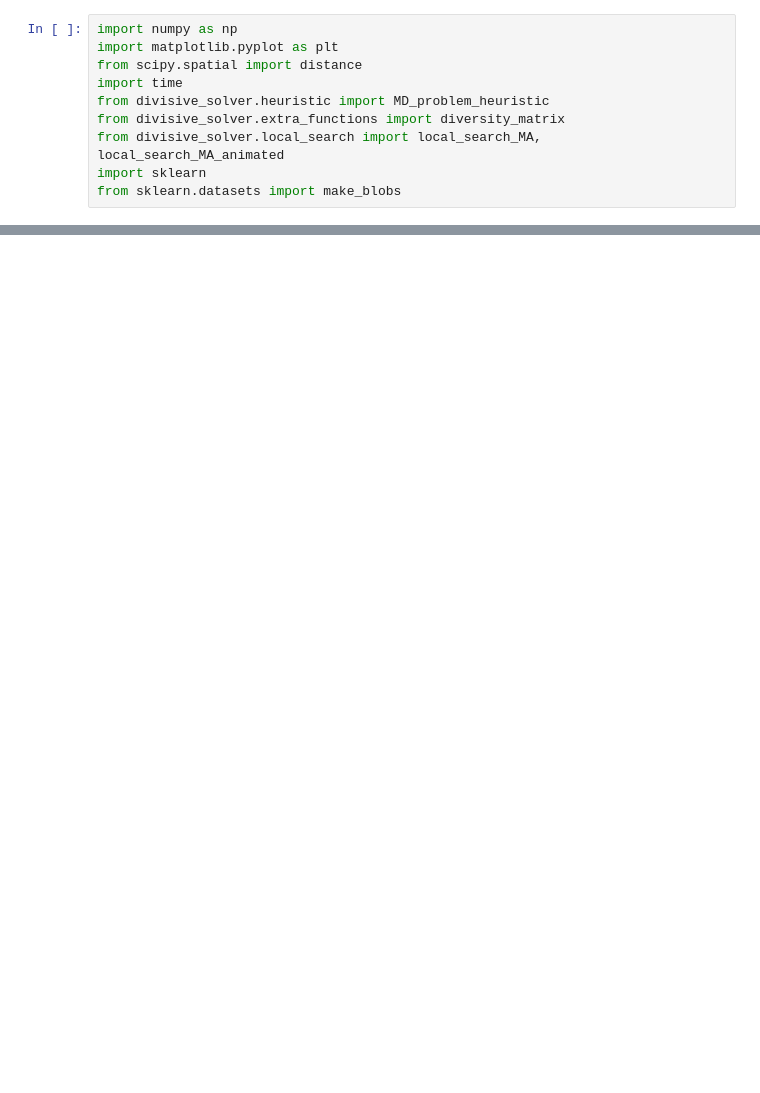
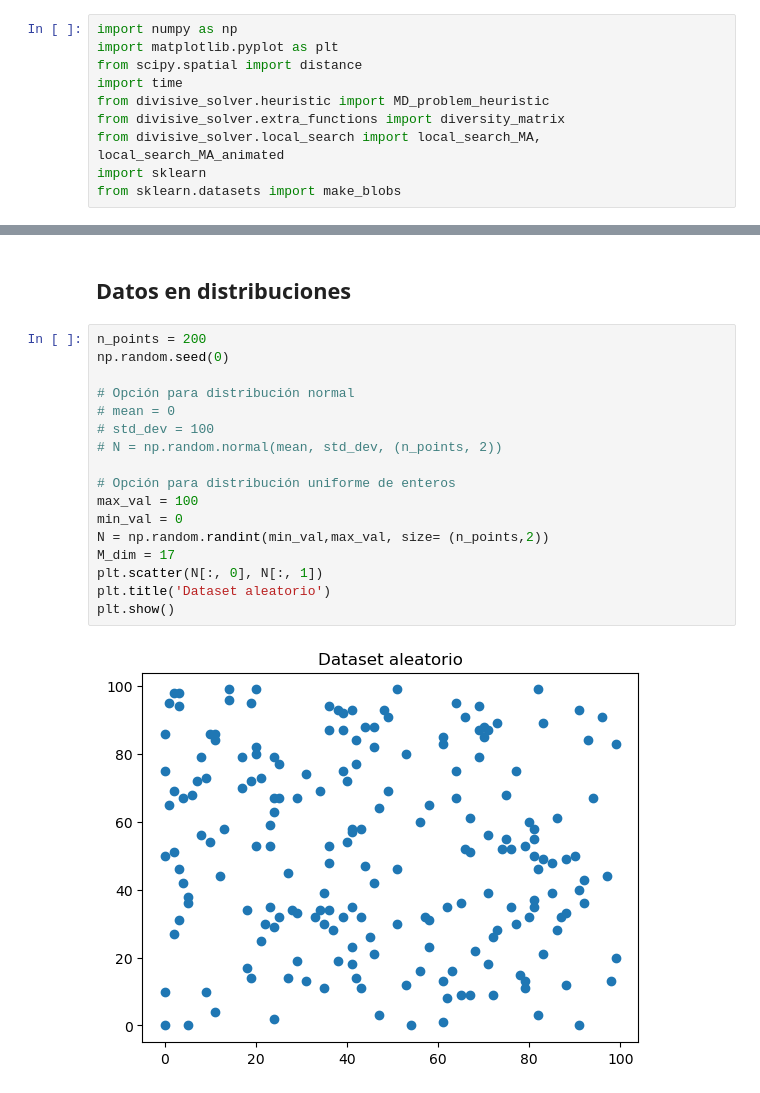
Before and after one commit to Olmichu22/MD-Divisive-Solver, a Jupyter notebook: Problema Diversidad Máxima.ipynb, the cells around one changed output, grey strips where cells are left out. Drawn from its saved outputs; the diff is of its cells as text; blank space fills up the shorter version.

```diff
--- a/Problema Diversidad Máxima.ipynb
+++ b/Problema Diversidad Máxima.ipynb
@@ -107,0 +117,21 @@ La diferenca de MD es 0.1389474200100267
+# %% [markdown]
+## Datos en distribuciones
+# %%
+n_points = 200
+np.random.seed(0)
+
+# Opción para distribución normal
+# mean = 0
+# std_dev = 100
+# N = np.random.normal(mean, std_dev, (n_points, 2))
+
+# Opción para distribución uniforme de enteros
+max_val = 100
+min_val = 0
+N = np.random.randint(min_val,max_val, size= (n_points,2))
+M_dim = 17
+plt.scatter(N[:, 0], N[:, 1])
+plt.title('Dataset aleatorio')
+plt.show()
+# %% [output]
+[figure, added]
```
Also changed, not shown: parts of 9 cells of this notebook, 15 other files.
